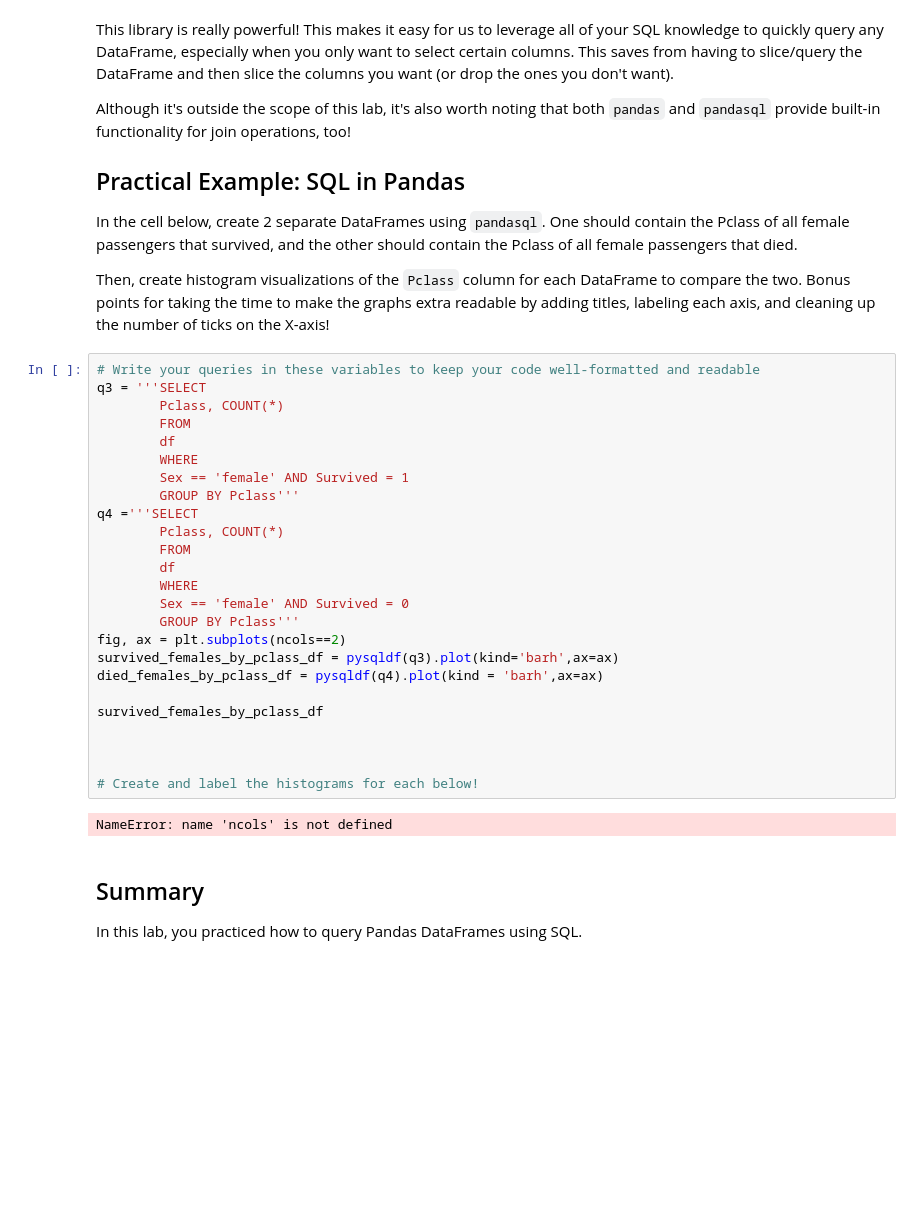
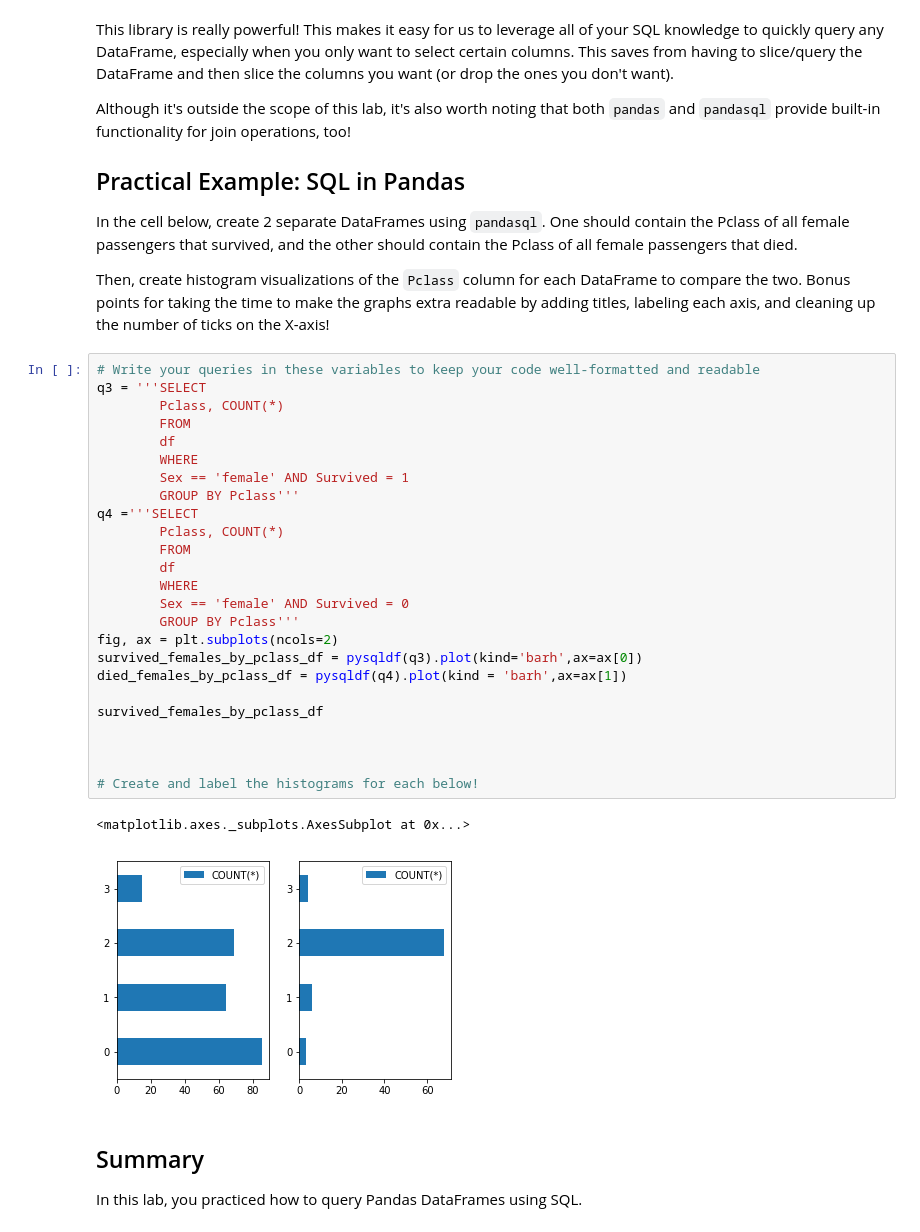
Before and after one commit to jmt0221/dsc-using-sql-with-pandas-lab-nyc-ds-082619, a Jupyter notebook: index.ipynb, the cells around one changed output. Cells and saved outputs as stored; diff of their text form; blank space fills up the shorter version.

```diff
--- a/index.ipynb
+++ b/index.ipynb
@@ -335,30 +335,31 @@ Then, create histogram visualizations of the `Pclass` column for each DataFrame
 # %%
 # Write your queries in these variables to keep your code well-formatted and readable
 q3 = '''SELECT
         Pclass, COUNT(*)
         FROM
         df
         WHERE
         Sex == 'female' AND Survived = 1
         GROUP BY Pclass'''
 q4 ='''SELECT
         Pclass, COUNT(*)
         FROM
         df
         WHERE
         Sex == 'female' AND Survived = 0
         GROUP BY Pclass'''
-fig, ax = plt.subplots(ncols==2)
-survived_females_by_pclass_df = pysqldf(q3).plot(kind='barh',ax=ax)
-died_females_by_pclass_df = pysqldf(q4).plot(kind = 'barh',ax=ax)
+fig, ax = plt.subplots(ncols=2)
+survived_females_by_pclass_df = pysqldf(q3).plot(kind='barh',ax=ax[0])
+died_females_by_pclass_df = pysqldf(q4).plot(kind = 'barh',ax=ax[1])
 
 survived_females_by_pclass_df
 
 
 
 # Create and label the histograms for each below!
 # %% [output]
-NameError: name 'ncols' is not defined
+<matplotlib.axes._subplots.AxesSubplot at 0x...>
+[figure, added]
 # %% [markdown]
 ## Summary
 
```
